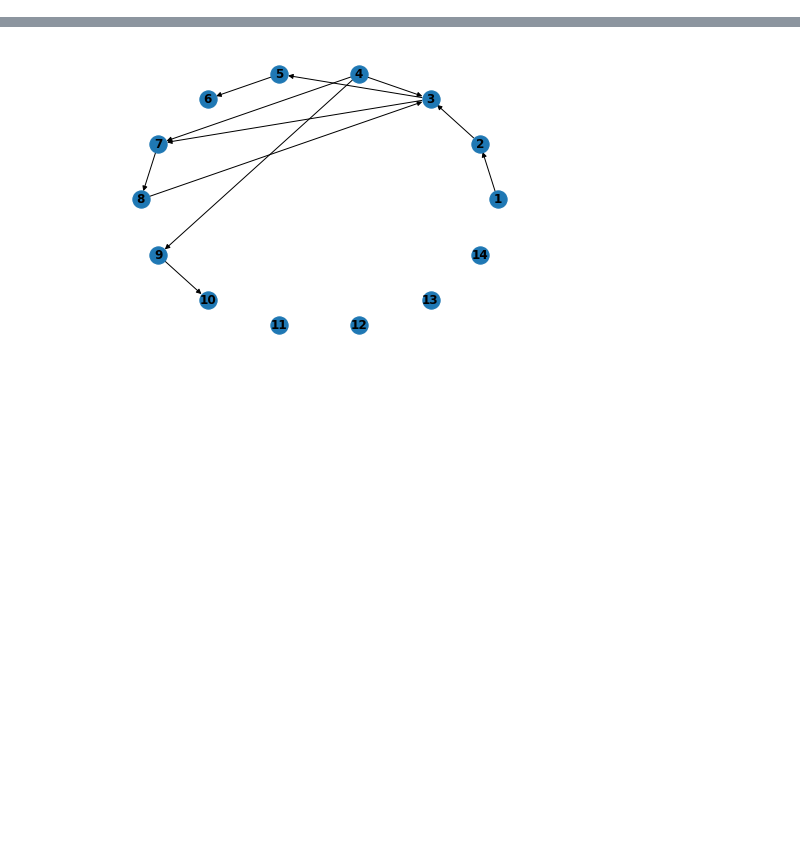
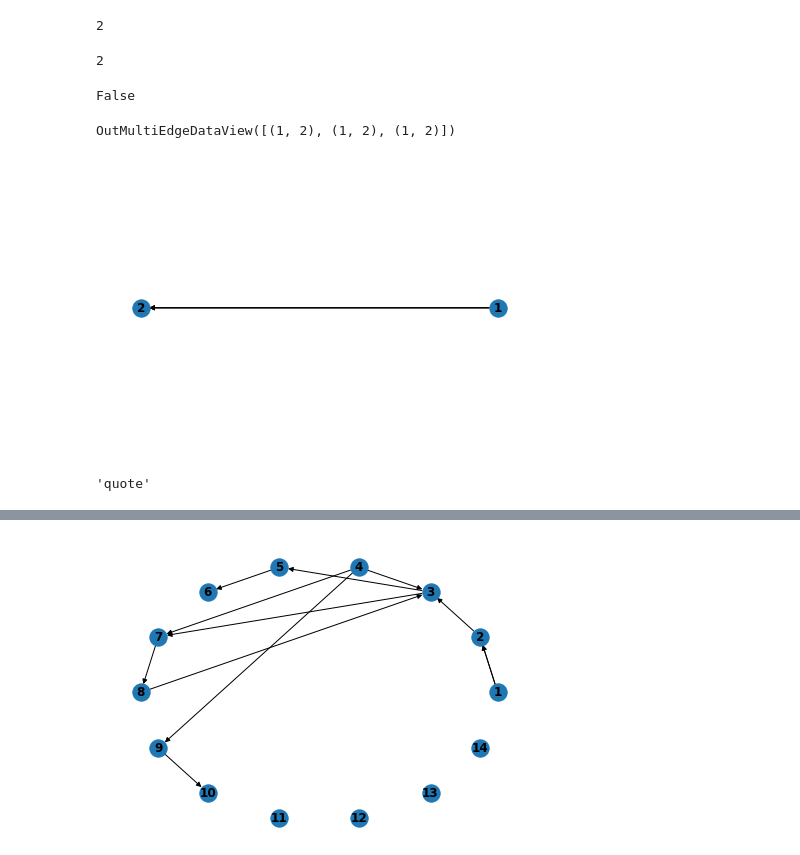
Before and after one commit to ebrahimifard/twifex, a Jupyter notebook: test_network_creation.ipynb, the cells around one changed output, grey strips where cells are left out. Saved outputs shown, nothing was run; the diff lists cells and outputs as text; code cells hidden in the pictures; blank space fills up the shorter version.

```diff
--- a/test_network_creation.ipynb
+++ b/test_network_creation.ipynb
@@ -31,2 +32,25 @@ network = nx.DiGraph()
 # %%
 lst = [i for i in range(1,21)]
+# %%
+edge_keeper = {}
+# %%
+edge_keeper[(1,2,"retweet")]=0
+network.add_edge(1, 2, key=edge_keeper[(1,2,"retweet")] , kind="retweet", weight=1)
+edge_keeper[(1,2,"reply")]=1
+network.add_edge(1, 2, key=edge_keeper[(1,2,"reply")], kind="reply", weight=1)
+edge_keeper[(1,2,"quote")]=2
+network.add_edge(1, 2, key=edge_keeper[(1,2,"quote")], kind="quote", weight=1)
+# %% [output]
+2
+# %%
+edge_keeper[(1,2,"javad")]=20
+# %%
+network.edges[1,2,edge_keeper[(1,2,"retweet")]]["weight"] += 1
+# %%
+network.edges[1,2,edge_keeper[(1,2,"retweet")]]["weight"]
+# %% [output]
+2
+# %%
+network.has_edge(1,2,key=edge_keeper[(1,2,"javad")])
+# %% [output]
+False
@@ -32,0 +59,8 @@ lst = [i for i in range(1,21)]
+# %%
+network.edges()
+# %% [output]
+OutMultiEdgeDataView([(1, 2), (1, 2), (1, 2)])
+# %%
+nx.draw_circular(network, with_labels=True, font_weight='bold')
+# %% [output]
+[figure, added]
@@ -32,0 +90,4 @@ lst = [i for i in range(1,21)]
+# %%
+G2.add_edge(1, 2, key="quote")
+# %% [output]
+'quote'
```
Also changed, not shown: parts of 12 cells of this notebook, 2 other files.
